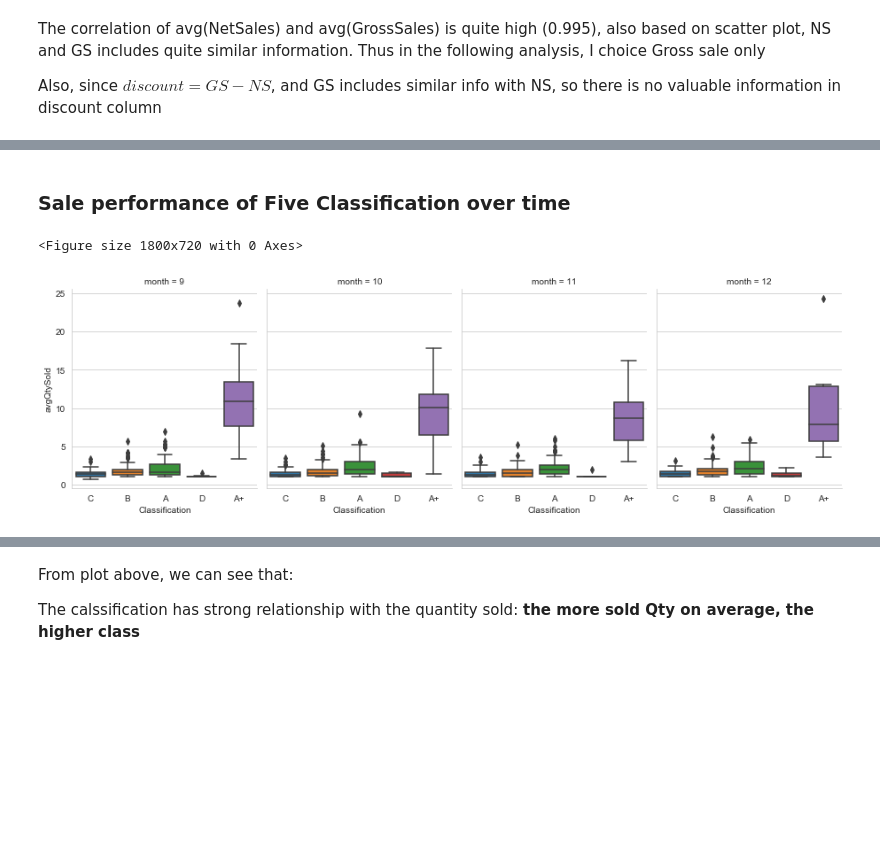
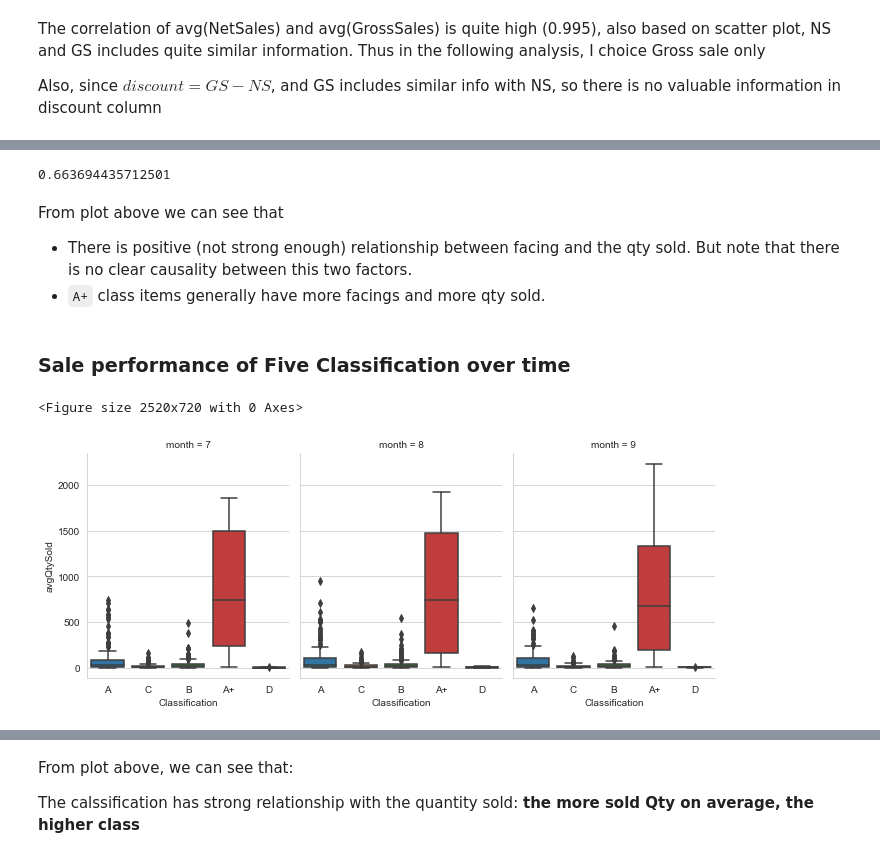
Before and after one commit to YiranJing/Lagardere_CommercialAnalysis, a Jupyter notebook: InventoryOptimization/notebook/EDA_InventoryOptimization.ipynb, the cells around one changed output, grey strips where cells are left out. Drawn from its saved outputs; the diff is of its cells as text; code cells hidden in the pictures; blank space fills up the shorter version.

Commit message:
Uodate EDA and begin check individual items!

```diff
--- a/InventoryOptimization/notebook/EDA_InventoryOptimization.ipynb
+++ b/InventoryOptimization/notebook/EDA_InventoryOptimization.ipynb
@@ -203,10 +247,0 @@ root
-# %%
-def short_column(df, column_name, split_mark, choice_second = 1):
-    """
-    Short column content by remain the content after/before split_mark
-    """
-    split_col = split(df[column_name], split_mark)
-    df = df.withColumn(column_name, split_col.getItem(choice_second))
-    return df
-
-df = short_column(df, 'SKU', '-')
@@ -291,0 +290,3 @@ only showing top 5 rows
+# %%
+month_merge_early = month_merge.filter(month_merge.month < 7)  # April- June
+month_merge_late = month_merge.filter(month_merge.month >= 7)  # July - Sep
@@ -293,0 +375,13 @@ Month is `null` means that this item is not sold from Sep-Dec. Highly likely the
+# %%
+"""
+Inner join Two tables
+"""
+# Join the DataFrames
+month_merge = dist_df.join(month_merge_late, on="MatID", how="inner")
+
+month_merge.show(3)
+
+"""
+Print the number of row and columns in the joined dataset
+"""
+print((month_merge.count(), len(month_merge.columns)))
@@ -300,15 +401,0 @@ Removed_item.toPandas().to_csv('../data/Output/removed_SKU.csv',
-# %%
-"""
-Inner join Two tables
-"""
-# Join the DataFrames
-df_all = dist_df.join(df, on="SKU", how="inner")
-
-df_all.show(3)
-
-"""
-Print the number of row and columns in the joined dataset
-"""
-print((df_all.count(), len(df_all.columns)))
-
-month_merge = month_merge.join(dist_df, on = 'SKU', how= 'inner')
@@ -391,17 +492,25 @@ def pie_chart_classification(column, df, title, explode):
+# %%
+month_merge['Facings'].corr(month_merge['avgQtySold'])
+# %% [output]
+0.663694435712501
+# %% [markdown]
+From plot above we can see that
+- There is positive (not strong enough) relationship between facing and the qty sold. But note that there is no clear causality between this two factors.
+- `A+` class items generally have more facings and more qty sold.
 # %% [markdown]
 ### Sale performance of Five Classification over time
 # %%
-plt.figure(figsize=(25,10))
+plt.figure(figsize=(35,10))
 g = sns.catplot(x="Classification", y="avgQtySold",
                  #hue="Classification",
                  col="month",
                  data=month_merge,
                  kind="box",
                  height=4, aspect=.8)
 plt.show()
 # %% [output]
-<Figure size 1800x720 with 0 Axes>
+<Figure size 2520x720 with 0 Axes>
-[figure, old version]
+[figure, new version]
 # %%
 plt.figure(figsize=(30,15))
 g = sns.catplot(x="Classification", y="Capacity",
```
Also changed, not shown: parts of 86 cells of this notebook, 1 other file.
